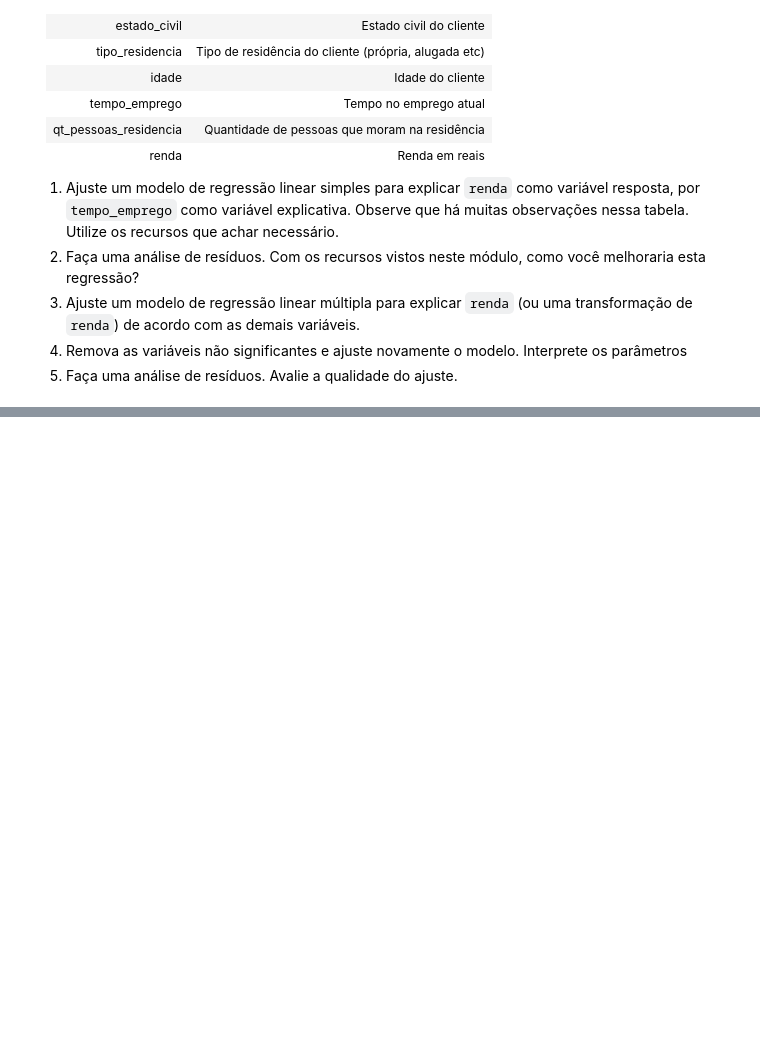
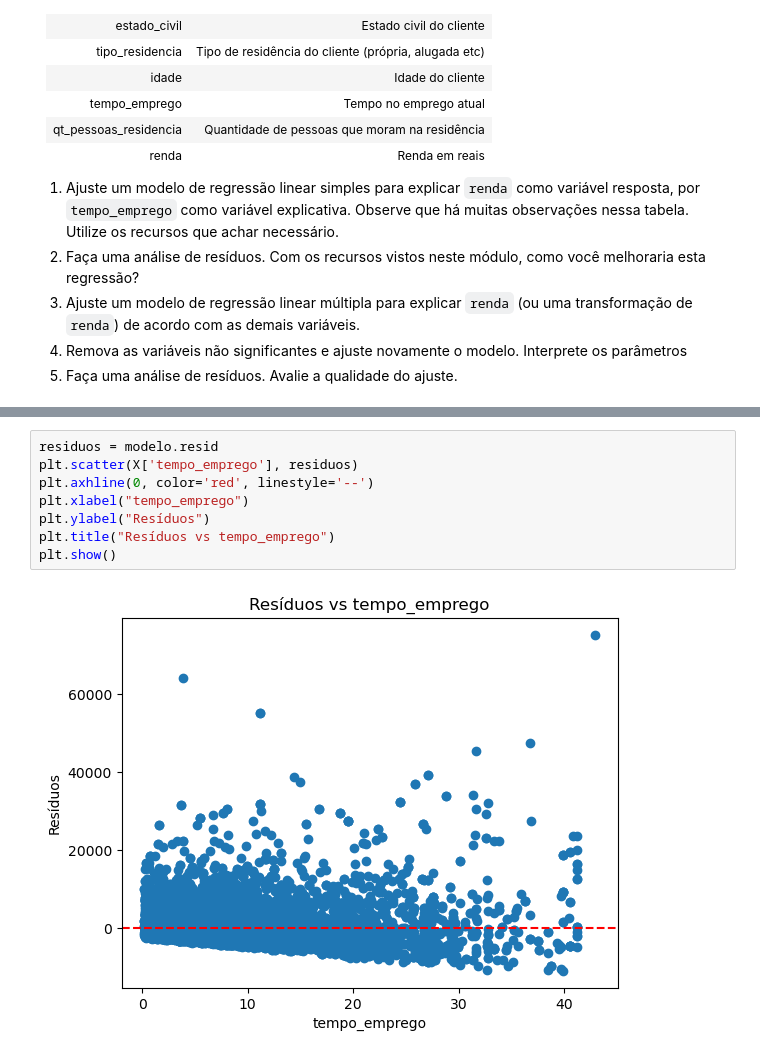
Before and after one commit to henriquevanceto/EBAC, a Jupyter notebook: M12T03 - regressão múltipla.ipynb, the cells around one changed output, grey strips where cells are left out. Drawn from its saved outputs; the diff is of its cells as text; blank space fills up the shorter version.

```diff
--- a/M12T03 - regressão múltipla.ipynb
+++ b/M12T03 - regressão múltipla.ipynb
@@ -157,0 +293,10 @@ df = pd.read_csv('previsao_de_renda.csv')
+# %%
+residuos = modelo.resid
+plt.scatter(X['tempo_emprego'], residuos)
+plt.axhline(0, color='red', linestyle='--')
+plt.xlabel("tempo_emprego")
+plt.ylabel("Resíduos")
+plt.title("Resíduos vs tempo_emprego")
+plt.show()
+# %% [output]
+[figure, added]
```
Also changed, not shown: parts of 14 cells of this notebook.
